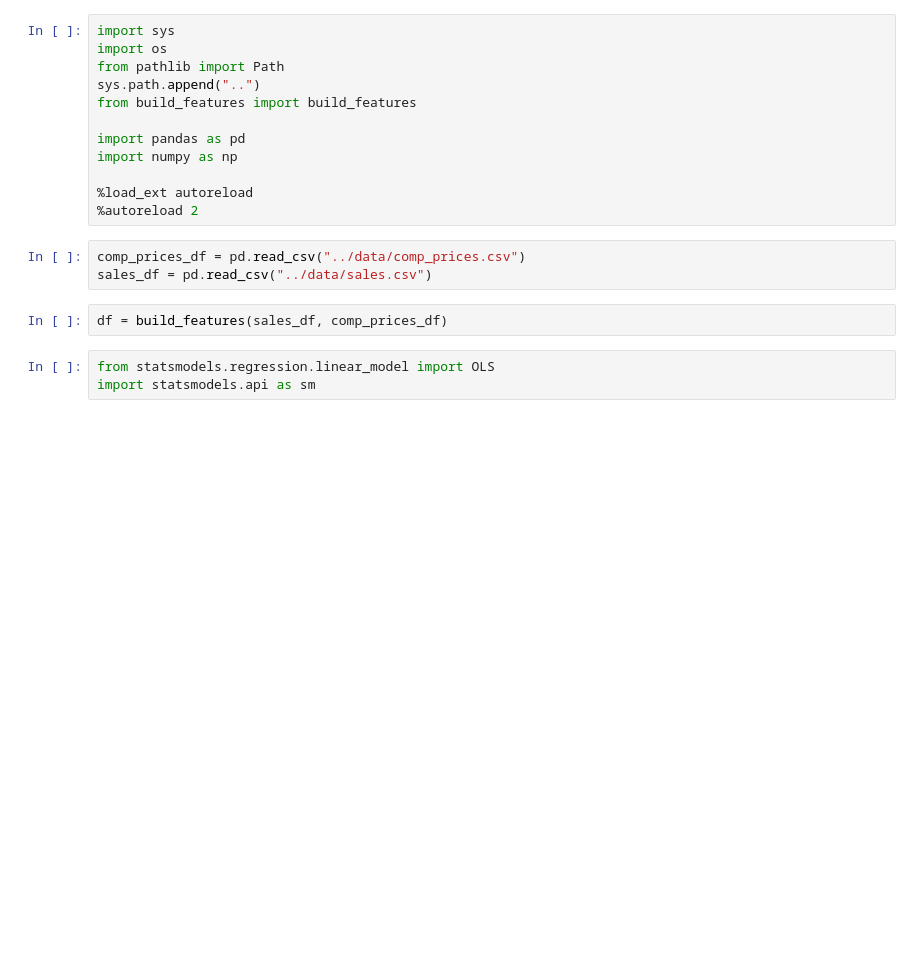
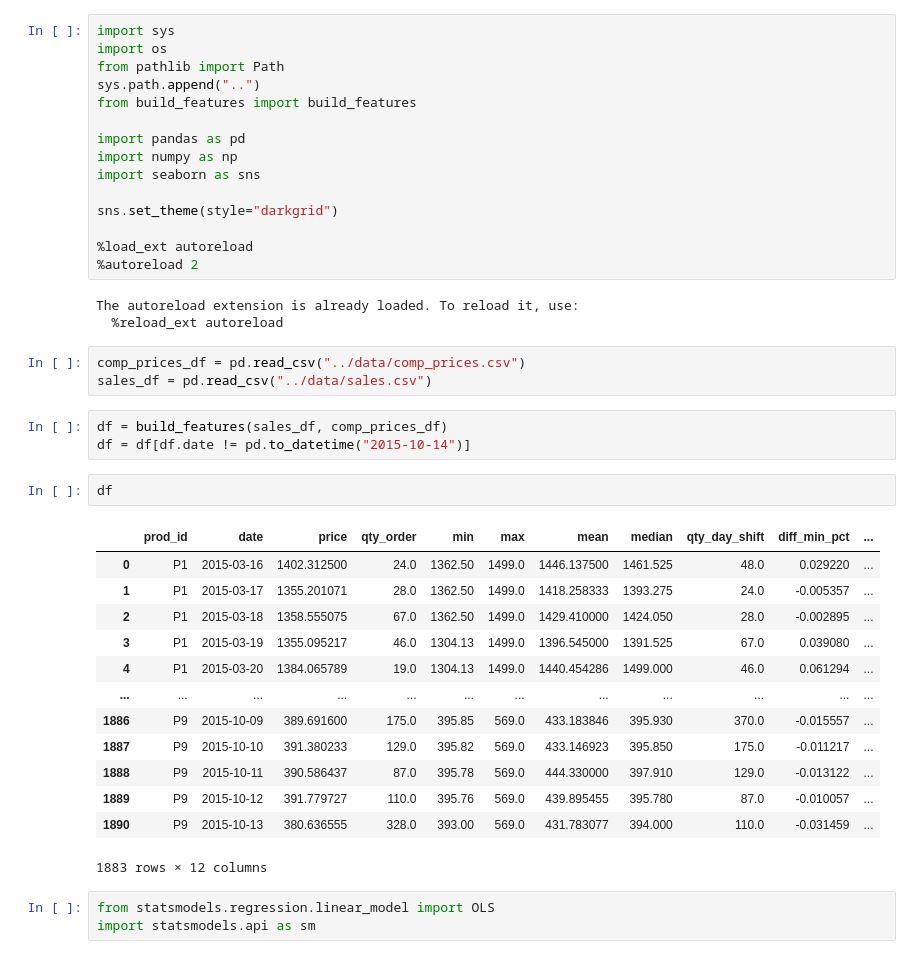
Before and after one commit to felipeangelim/desafio-fa, a Jupyter notebook: scripts/notebooks/model-1.0.ipynb, the cells around one changed output. Cells and saved outputs as stored; diff of their text form; blank space fills up the shorter version.

```diff
--- a/scripts/notebooks/model-1.0.ipynb
+++ b/scripts/notebooks/model-1.0.ipynb
@@ -7,14 +7,37 @@ from build_features import build_features
 
 import pandas as pd
 import numpy as np
+import seaborn as sns
+
+sns.set_theme(style="darkgrid")
 
 %load_ext autoreload
 %autoreload 2
+# %% [output]
+The autoreload extension is already loaded. To reload it, use:
+  %reload_ext autoreload
 # %%
 comp_prices_df = pd.read_csv("../data/comp_prices.csv")
 sales_df = pd.read_csv("../data/sales.csv")
 # %%
 df = build_features(sales_df, comp_prices_df)
+df = df[df.date != pd.to_datetime("2015-10-14")]
+# %%
+df
+# %% [output]
+|  | prod_id | date | price | qty_order | min | max | mean | median | qty_day_shift | diff_min_pct | ... |
+| 0 | P1 | 2015-03-16 | 1402.312500 | 24.0 | 1362.50 | 1499.0 | 1446.137500 | 1461.525 | 48.0 | 0.029220 | ... |
+| 1 | P1 | 2015-03-17 | 1355.201071 | 28.0 | 1362.50 | 1499.0 | 1418.258333 | 1393.275 | 24.0 | -0.005357 | ... |
+| 2 | P1 | 2015-03-18 | 1358.555075 | 67.0 | 1362.50 | 1499.0 | 1429.410000 | 1424.050 | 28.0 | -0.002895 | ... |
+| 3 | P1 | 2015-03-19 | 1355.095217 | 46.0 | 1304.13 | 1499.0 | 1396.545000 | 1391.525 | 67.0 | 0.039080 | ... |
+| 4 | P1 | 2015-03-20 | 1384.065789 | 19.0 | 1304.13 | 1499.0 | 1440.454286 | 1499.000 | 46.0 | 0.061294 | ... |
+| ... | ... | ... | ... | ... | ... | ... | ... | ... | ... | ... | ... |
+| 1886 | P9 | 2015-10-09 | 389.691600 | 175.0 | 395.85 | 569.0 | 433.183846 | 395.930 | 370.0 | -0.015557 | ... |
+| 1887 | P9 | 2015-10-10 | 391.380233 | 129.0 | 395.82 | 569.0 | 433.146923 | 395.850 | 175.0 | -0.011217 | ... |
+| 1888 | P9 | 2015-10-11 | 390.586437 | 87.0 | 395.78 | 569.0 | 444.330000 | 397.910 | 129.0 | -0.013122 | ... |
+| 1889 | P9 | 2015-10-12 | 391.779727 | 110.0 | 395.76 | 569.0 | 439.895455 | 395.780 | 87.0 | -0.010057 | ... |
+| 1890 | P9 | 2015-10-13 | 380.636555 | 328.0 | 393.00 | 569.0 | 431.783077 | 394.000 | 110.0 | -0.031459 | ... |
+1883 rows × 12 columns
 # %%
 from statsmodels.regression.linear_model import OLS
 import statsmodels.api as sm
```
Also changed, not shown: parts of 4 cells of this notebook, 1 other file.
